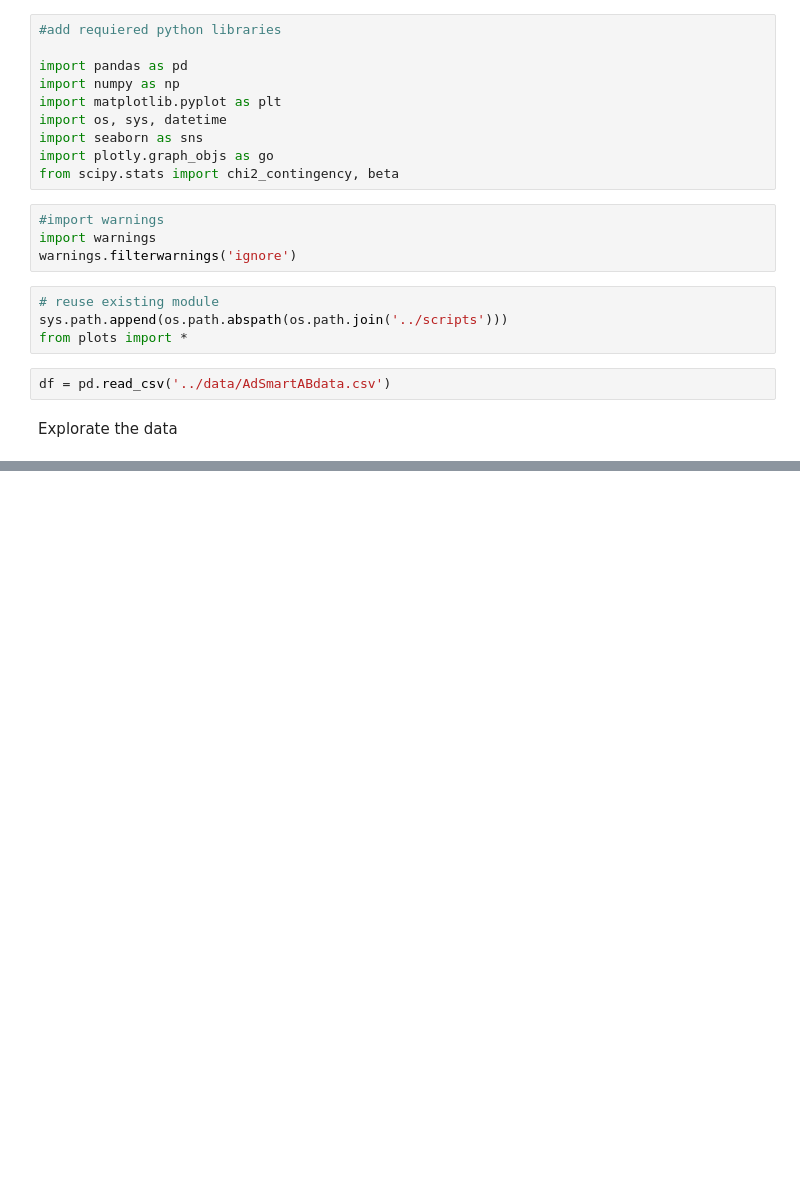
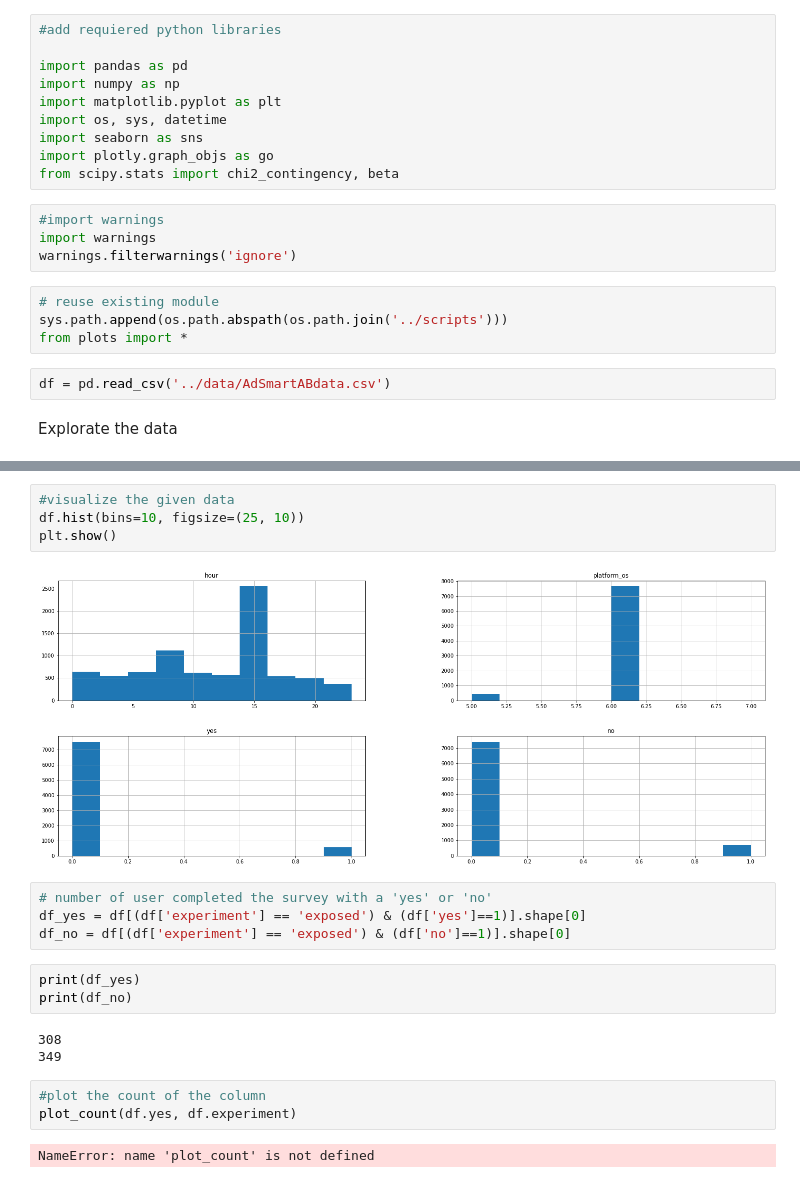
Before and after one commit to yonamg/Ad-campaign-performance, a Jupyter notebook: notebooks/ABtest_Overviews.ipynb, the cells around one changed output, grey strips where cells are left out. Drawn from its saved outputs; the diff is of its cells as text; blank space fills up the shorter version.

```diff
--- a/notebooks/ABtest_Overviews.ipynb
+++ b/notebooks/ABtest_Overviews.ipynb
@@ -32,0 +73,21 @@ df.head()
+# %%
+#visualize the given data
+df.hist(bins=10, figsize=(25, 10))
+plt.show()
+# %% [output]
+[figure, added]
+# %%
+# number of user completed the survey with a 'yes' or 'no'
+df_yes = df[(df['experiment'] == 'exposed') & (df['yes']==1)].shape[0]
+df_no = df[(df['experiment'] == 'exposed') & (df['no']==1)].shape[0]
+# %%
+print(df_yes)
+print(df_no)
+# %% [output]
+308
+349
+# %%
+#plot the count of the column
+plot_count(df.yes, df.experiment)
+# %% [output]
+NameError: name 'plot_count' is not defined
```
Also changed, not shown: parts of 3 cells of this notebook, 1 other file.
